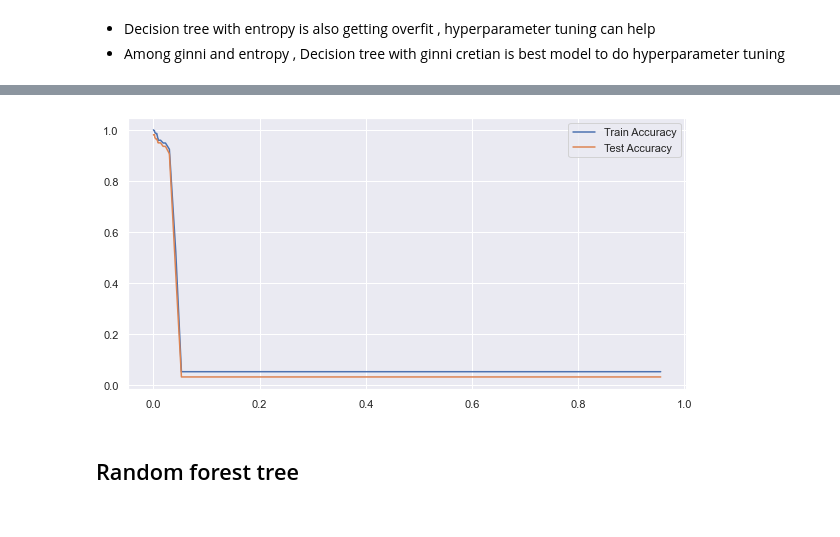
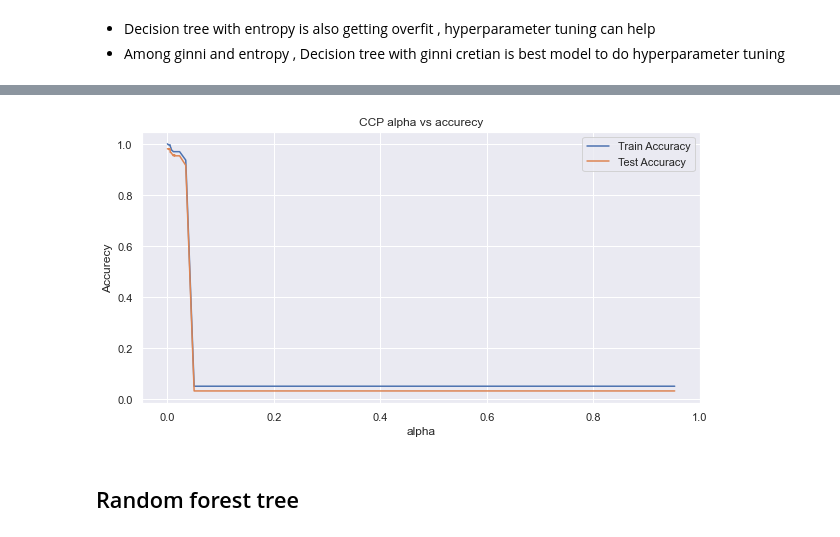
Before and after one commit to satishjasthi/MachineLearningProjects, a Jupyter notebook: Agriculture Project/Model1.ipynb, the cells around one changed output, grey strips where cells are left out. Saved outputs shown, nothing was run; the diff lists cells and outputs as text; code cells hidden in the pictures.

```diff
--- a/Agriculture Project/Model1.ipynb
+++ b/Agriculture Project/Model1.ipynb
@@ -422,25 +496,28 @@ array([0.        , 0.00065817, 0.00116302, 0.00118725, 0.00133719,
 # %%
 from sklearn.metrics import accuracy_score
 accuracy_train,accuracy_test=[],[]
 
 for i in alphas:
     tree=DecisionTreeClassifier(ccp_alpha=i)
 
     tree.fit(X_train,y_train)
     y_train_pred=tree.predict(X_train)
     y_test_pred=tree.predict(X_test)
 
     accuracy_train.append(accuracy_score(y_train,y_train_pred))
     accuracy_test.append(accuracy_score(y_test,y_test_pred))
 
 
 sns.set()
 plt.figure(figsize=(10,5))
 sns.lineplot(y=accuracy_train,x=alphas,label="Train Accuracy")
 sns.lineplot(y=accuracy_test,x=alphas,label="Test Accuracy")
+plt.title('CCP alpha vs accurecy')
+plt.xlabel('alpha')
+plt.ylabel('Accurecy')
 plt.show()
 # %% [output]
-[figure, old version]
+[figure, new version]
 # %% [markdown]
 ## Random forest tree
 # %%
```
Also changed, not shown: parts of 52 cells of this notebook.
